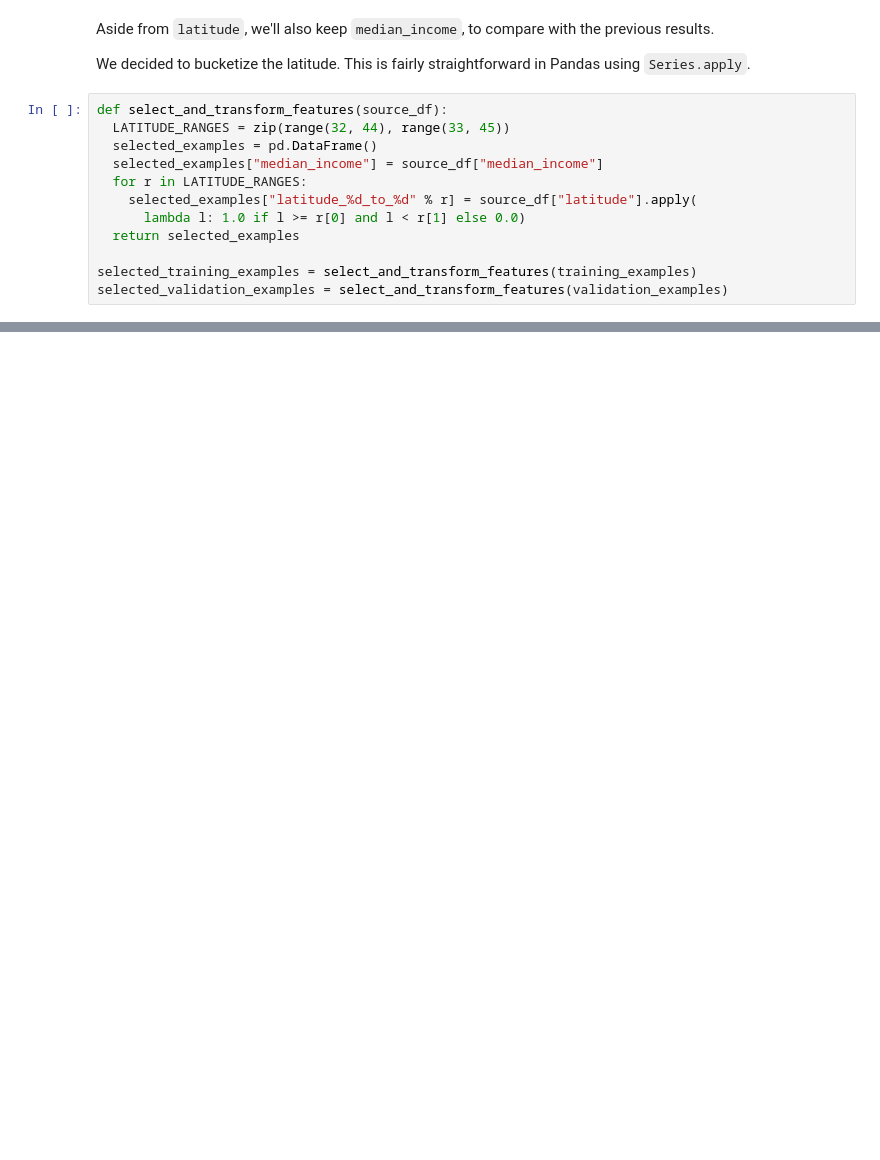
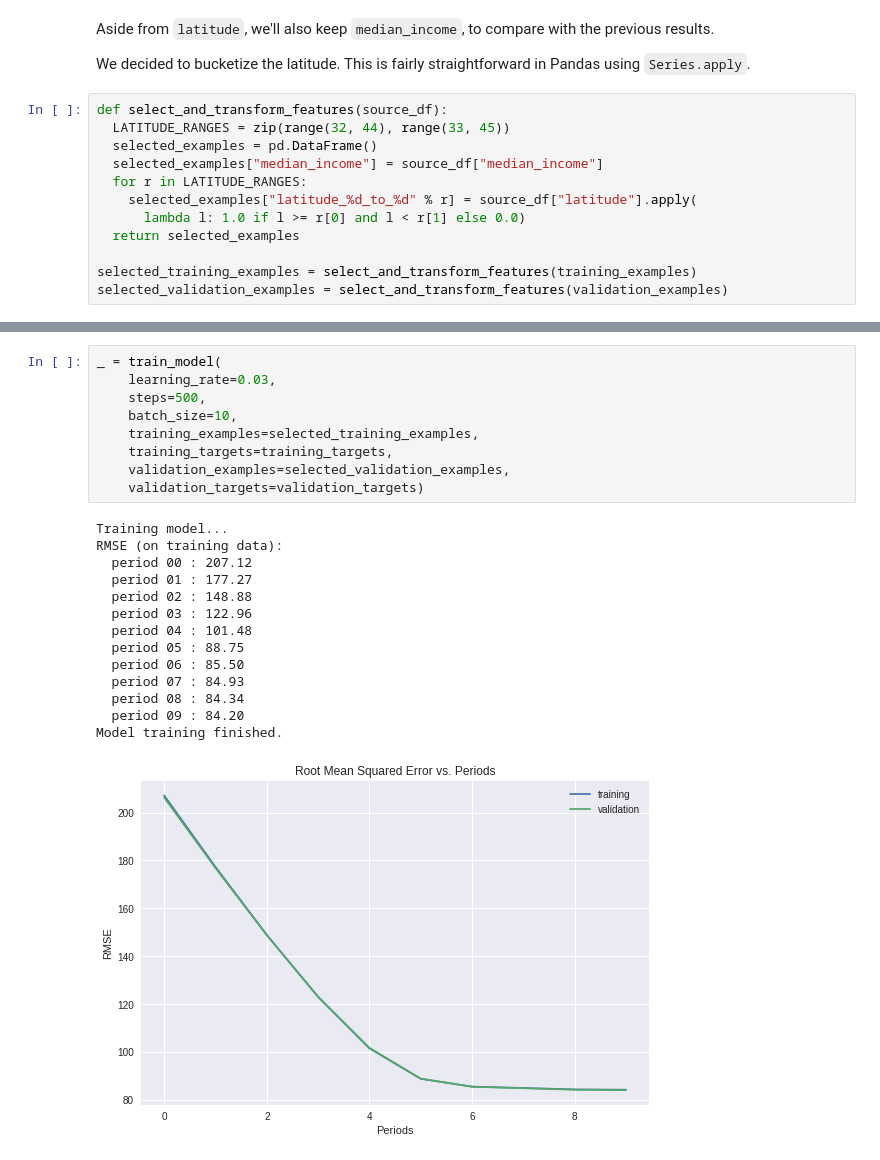
Before and after one commit to onkar125/featureset, a Jupyter notebook: feature_sets.ipynb, the cells around one changed output, grey strips where cells are left out. Cells and saved outputs as stored; diff of their text form; blank space fills up the shorter version.

```diff
--- a/feature_sets.ipynb
+++ b/feature_sets.ipynb
@@ -420,0 +518,24 @@ Model training finished.
+# %%
+_ = train_model(
+    learning_rate=0.03,
+    steps=500,
+    batch_size=10,
+    training_examples=selected_training_examples,
+    training_targets=training_targets,
+    validation_examples=selected_validation_examples,
+    validation_targets=validation_targets)
+# %% [output]
+Training model...
+RMSE (on training data):
+  period 00 : 207.12
+  period 01 : 177.27
+  period 02 : 148.88
+  period 03 : 122.96
+  period 04 : 101.48
+  period 05 : 88.75
+  period 06 : 85.50
+  period 07 : 84.93
+  period 08 : 84.34
+  period 09 : 84.20
+Model training finished.
+[figure, added]
```
Also changed, not shown: parts of 15 cells of this notebook.
